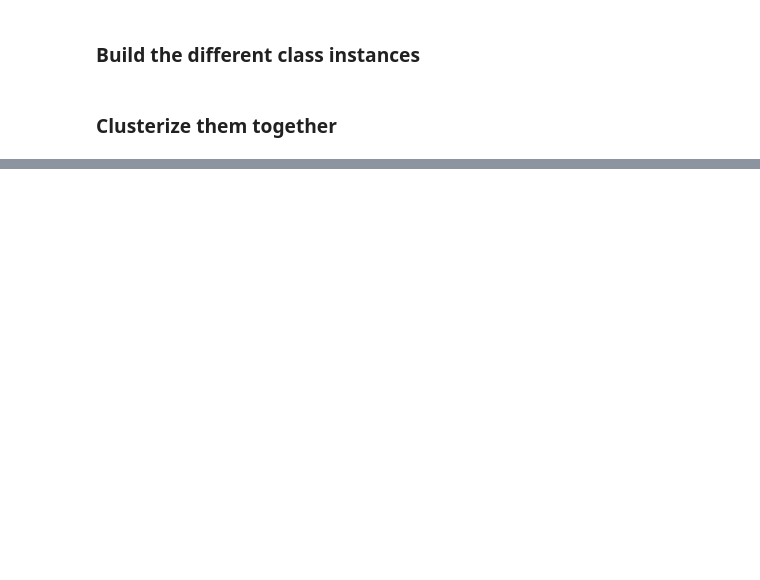
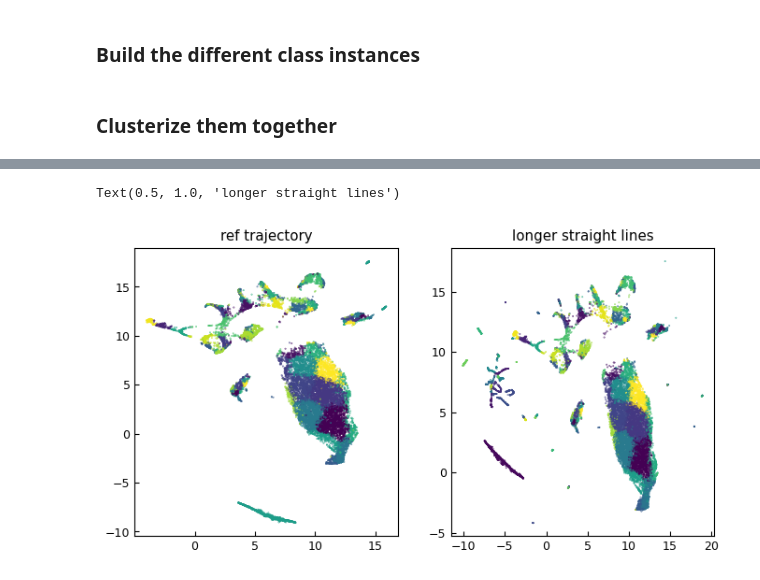
Before and after one commit to HugoLeRoy94/ClusterAnalysis, a Jupyter notebook: notebooks/toy_model/compare_mkv.ipynb, the cells around one changed output, grey strips where cells are left out. Cells and saved outputs as stored; diff of their text form; code cells hidden in the pictures; blank space fills up the shorter version.

```diff
--- a/notebooks/toy_model/compare_mkv.ipynb
+++ b/notebooks/toy_model/compare_mkv.ipynb
@@ -242,0 +276,4 @@ print(-np.log(0.5))
+# %%
+partitions= list()
+for i in range(len(mmkv)):
+    partitions.append(mmkv[i].recursive_partition(2,reduced_system = reduced_systems[i]))
@@ -242,0 +339,10 @@ print(-np.log(0.5))
+# %%
+fig,ax = plt.subplots(ncols=2,figsize=(8,4))
+
+for i in range(2):
+    ax[i].scatter(ak.flatten(clt.reduced_pts[i])[:,0],ak.flatten(clt.reduced_pts[i])[:,1],s=0.1,c = ak.flatten(clt.labels[i]))
+ax[0].set_title('ref trajectory')
+ax[1].set_title('longer straight lines')
+# %% [output]
+Text(0.5, 1.0, 'longer straight lines')
+[figure, added]
```
Also changed, not shown: parts of 31 cells of this notebook, 8 other files.
